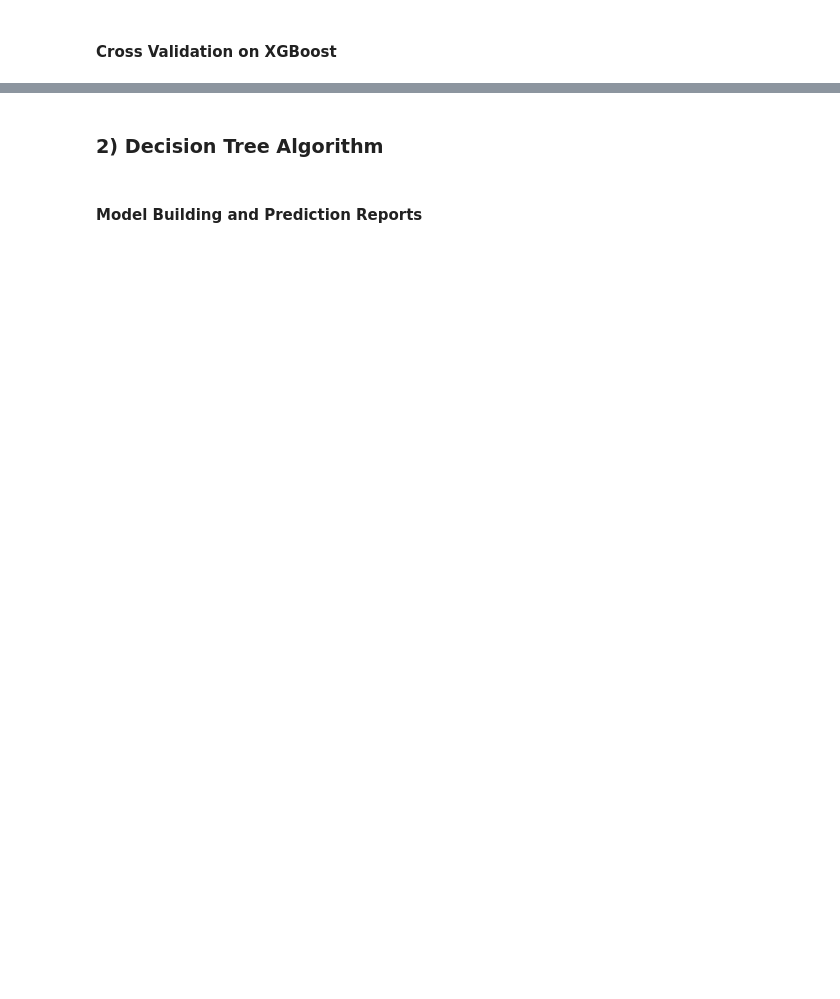
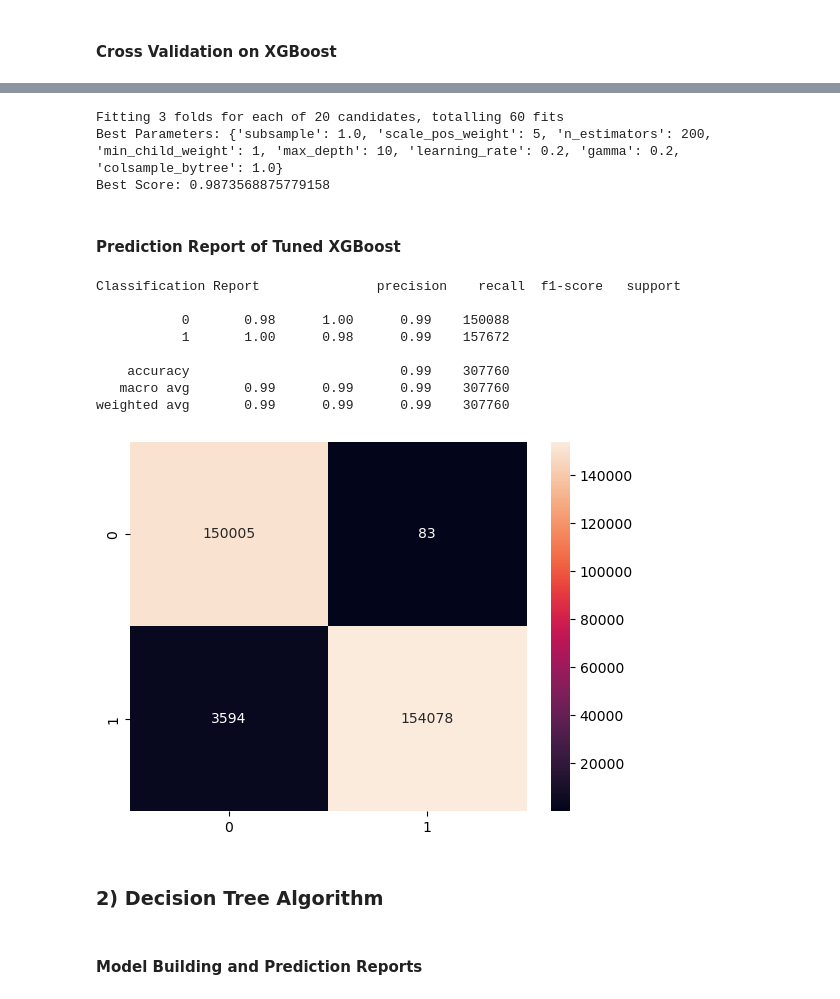
Before and after one commit to Abhijeet280/Credit-Card-Approval-Prediction, a Jupyter notebook: Credit Card Approval (Label Encoder).ipynb, the cells around one changed output, grey strips where cells are left out. Cells and saved outputs as stored; diff of their text form; code cells hidden in the pictures; blank space fills up the shorter version.

```diff
--- a/Credit Card Approval (Label Encoder).ipynb
+++ b/Credit Card Approval (Label Encoder).ipynb
@@ -409,3 +411,54 @@ Mean Accuracy: 0.9676497883279058
+# %%
+from sklearn.model_selection import RandomizedSearchCV
+param_dist = {
+    "n_estimators": [100, 200, 300, 500],
+    "max_depth": [3, 4, 5, 6, 8, 10],
+    "learning_rate": [0.01, 0.05, 0.1, 0.2],
+    "subsample": [0.6, 0.8, 1.0],
+    "colsample_bytree": [0.6, 0.8, 1.0],
+    "gamma": [0, 0.1, 0.2, 0.3, 0.5],
+    "min_child_weight": [1, 3, 5, 7],
+    "scale_pos_weight": [1, 2, 3, 5]  # helpful for imbalance
+}
+# Randomized Search
+random_search = RandomizedSearchCV(
+    estimator=model2,
+    param_distributions=param_dist,
+    n_iter=20,                # number of random combos to try
+    scoring='f1_macro',
+    cv=3,                     # 3-fold cross-validation
+    verbose=2,
+    random_state=42,
+    n_jobs=-1
+)
+
+# Fit
+random_search.fit(X_train, y_train)
+
+# Best parameters and score
+print("Best Parameters:", random_search.best_params_)
+print("Best Score:", random_search.best_score_)
+# %% [output]
+Fitting 3 folds for each of 20 candidates, totalling 60 fits
+Best Parameters: {'subsample': 1.0, 'scale_pos_weight': 5, 'n_estimators': 200, 'min_child_weight': 1, 'max_depth': 10, 'learning_rate': 0.2, 'gamma': 0.2, 'colsample_bytree': 1.0}
+Best Score: 0.9873568875779158
+# %% [markdown]
+#### Prediction Report of Tuned XGBoost
+# %%
+best_pred = random_search.predict(X_test)
+confusion = confusion_matrix(best_pred,y_test)
+sns.heatmap(confusion, annot= True, fmt='d')
+print("Classification Report", classification_report(best_pred,y_test))
+# %% [output]
+Classification Report               precision    recall  f1-score   support
+
+           0       0.98      1.00      0.99    150088
+           1       1.00      0.98      0.99    157672
+
+    accuracy                           0.99    307760
+   macro avg       0.99      0.99      0.99    307760
+weighted avg       0.99      0.99      0.99    307760
+[figure, added]
 # %% [markdown]
 ### 2) Decision Tree Algorithm
 # %% [markdown]
```
Also changed, not shown: parts of 13 cells of this notebook, 1 other file.
